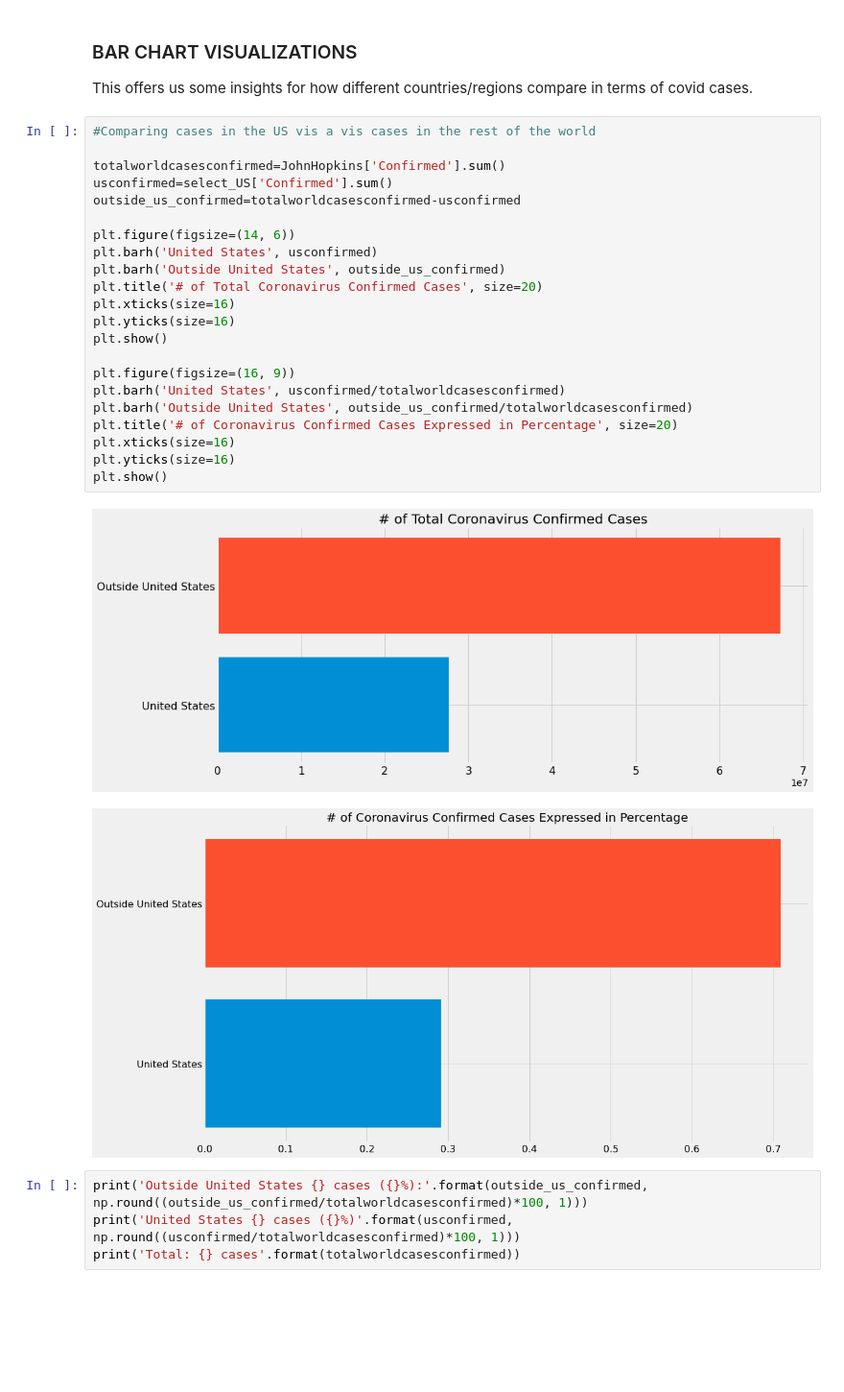
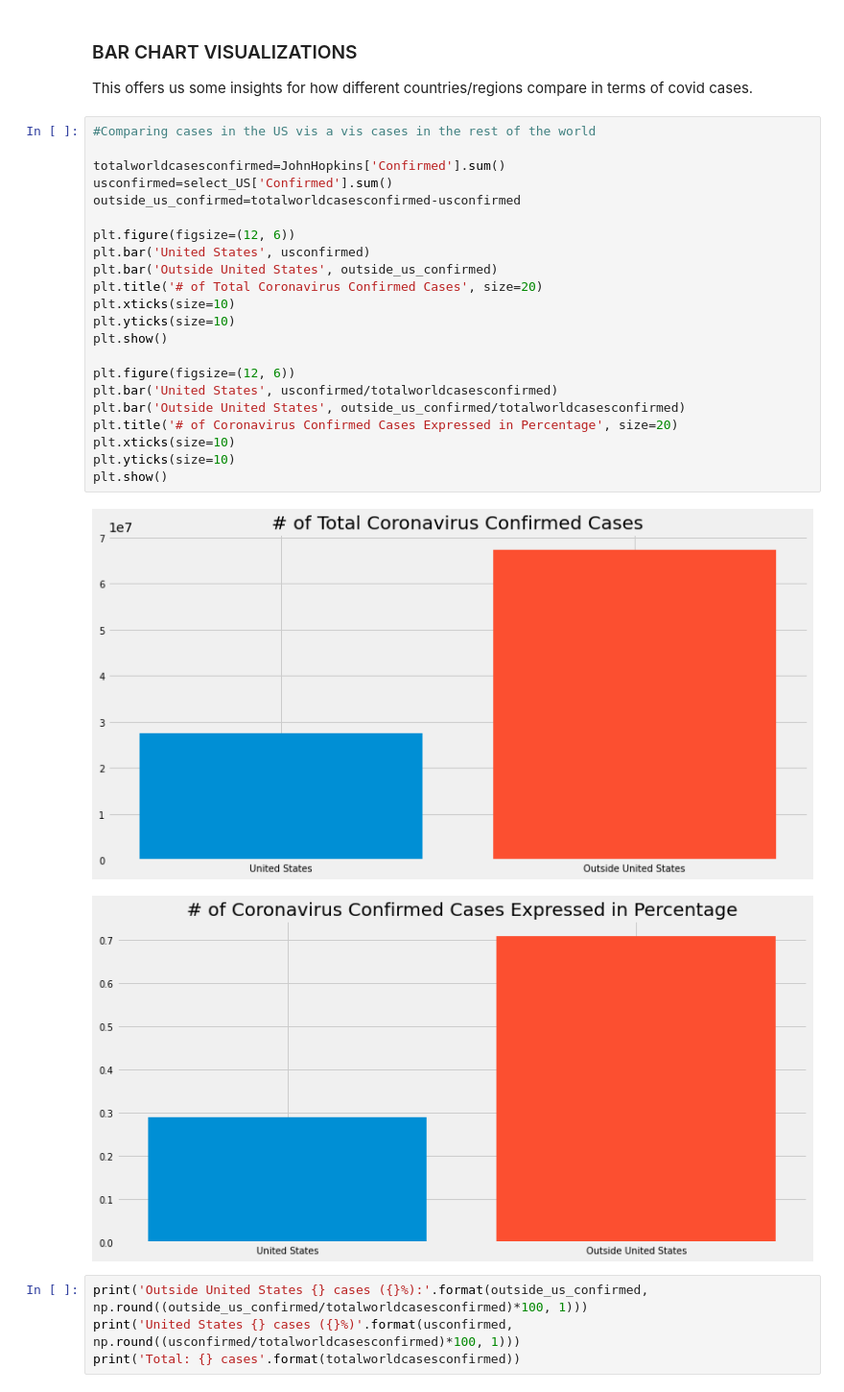
Before and after one commit to ochanyo/COVID-19-DATA-VISUALIZATION, a Jupyter notebook: COVID 19.ipynb, the cells around one changed output. Shown at 96% size. Cells and saved outputs as stored; diff of their text form; blank space fills up the shorter version.

```diff
--- a/COVID 19.ipynb
+++ b/COVID 19.ipynb
@@ -531,28 +963,28 @@ This offers us some insights for how different countries/regions compare in term
 # %%
 #Comparing cases in the US vis a vis cases in the rest of the world
 
 totalworldcasesconfirmed=JohnHopkins['Confirmed'].sum()
 usconfirmed=select_US['Confirmed'].sum()
 outside_us_confirmed=totalworldcasesconfirmed-usconfirmed
 
-plt.figure(figsize=(14, 6))
-plt.barh('United States', usconfirmed)
-plt.barh('Outside United States', outside_us_confirmed)
+plt.figure(figsize=(12, 6))
+plt.bar('United States', usconfirmed)
+plt.bar('Outside United States', outside_us_confirmed)
 plt.title('# of Total Coronavirus Confirmed Cases', size=20)
-plt.xticks(size=16)
-plt.yticks(size=16)
+plt.xticks(size=10)
+plt.yticks(size=10)
 plt.show()
 
-plt.figure(figsize=(16, 9))
-plt.barh('United States', usconfirmed/totalworldcasesconfirmed)
-plt.barh('Outside United States', outside_us_confirmed/totalworldcasesconfirmed)
+plt.figure(figsize=(12, 6))
+plt.bar('United States', usconfirmed/totalworldcasesconfirmed)
+plt.bar('Outside United States', outside_us_confirmed/totalworldcasesconfirmed)
 plt.title('# of Coronavirus Confirmed Cases Expressed in Percentage', size=20)
-plt.xticks(size=16)
-plt.yticks(size=16)
+plt.xticks(size=10)
+plt.yticks(size=10)
 plt.show()
 # %% [output]
-[figure, old version]
+[figure, new version]
-[figure, old version]
+[figure, new version]
 # %%
 print('Outside United States {} cases ({}%):'.format(outside_us_confirmed, np.round((outside_us_confirmed/totalworldcasesconfirmed)*100, 1)))
 print('United States {} cases ({}%)'.format(usconfirmed, np.round((usconfirmed/totalworldcasesconfirmed)*100, 1)))
```
Also changed, not shown: parts of 67 cells of this notebook.
